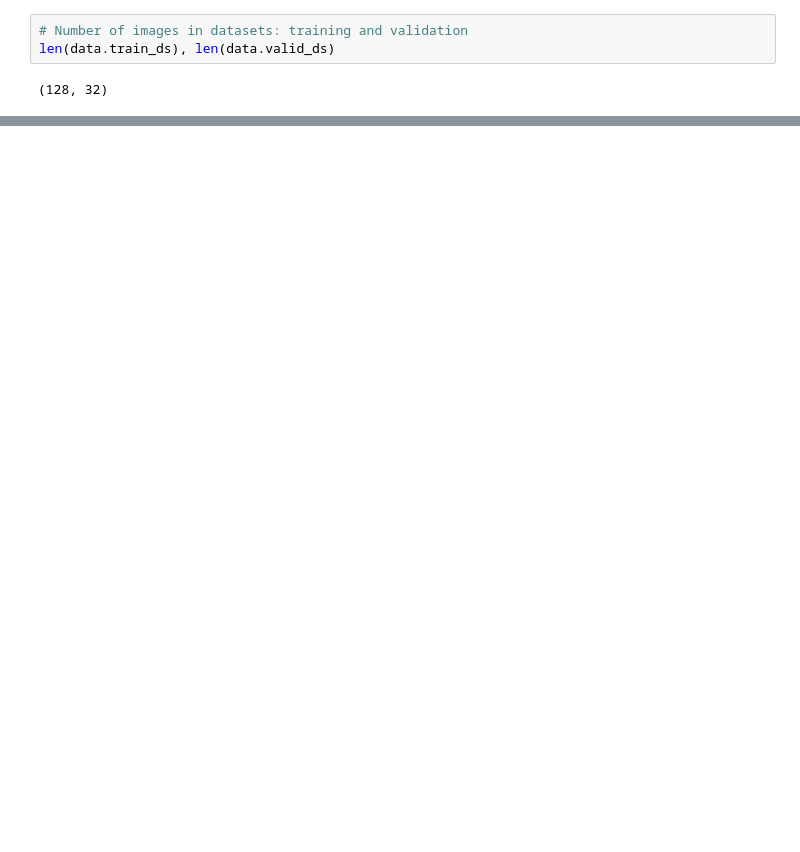
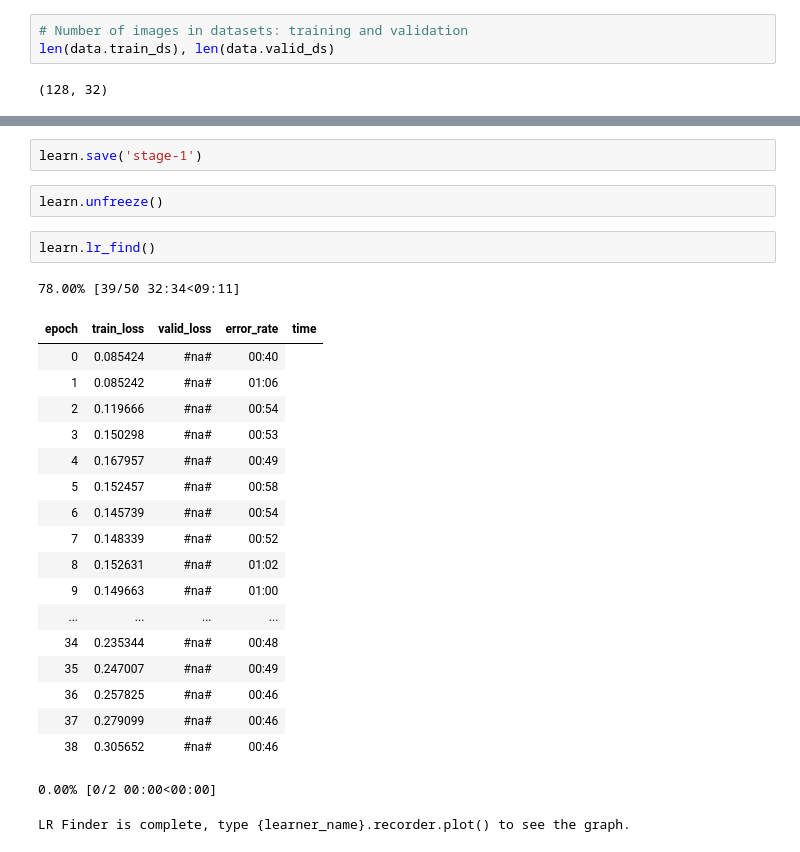
Before and after one commit to enovid/image-classification, a Jupyter notebook: classifier.ipynb, the cells around one changed output, grey strips where cells are left out. Cells and saved outputs as stored; diff of their text form; blank space fills up the shorter version.

```diff
--- a/classifier.ipynb
+++ b/classifier.ipynb
@@ -61,0 +85,27 @@ len(data.train_ds), len(data.valid_ds)
+# %%
+learn.save('stage-1')
+# %%
+learn.unfreeze()
+# %%
+learn.lr_find()
+# %% [output]
+78.00% [39/50 32:34<09:11]
+| epoch | train_loss | valid_loss | error_rate | time |
+| 0 | 0.085424 | #na# | 00:40 |
+| 1 | 0.085242 | #na# | 01:06 |
+| 2 | 0.119666 | #na# | 00:54 |
+| 3 | 0.150298 | #na# | 00:53 |
+| 4 | 0.167957 | #na# | 00:49 |
+| 5 | 0.152457 | #na# | 00:58 |
+| 6 | 0.145739 | #na# | 00:54 |
+| 7 | 0.148339 | #na# | 00:52 |
+| 8 | 0.152631 | #na# | 01:02 |
+| 9 | 0.149663 | #na# | 01:00 |
+| ... | ... | ... | ... |
+| 34 | 0.235344 | #na# | 00:48 |
+| 35 | 0.247007 | #na# | 00:49 |
+| 36 | 0.257825 | #na# | 00:46 |
+| 37 | 0.279099 | #na# | 00:46 |
+| 38 | 0.305652 | #na# | 00:46 |
+0.00% [0/2 00:00<00:00]
+LR Finder is complete, type {learner_name}.recorder.plot() to see the graph.
```
Also changed, not shown: parts of 20 cells of this notebook, 2 other files.
